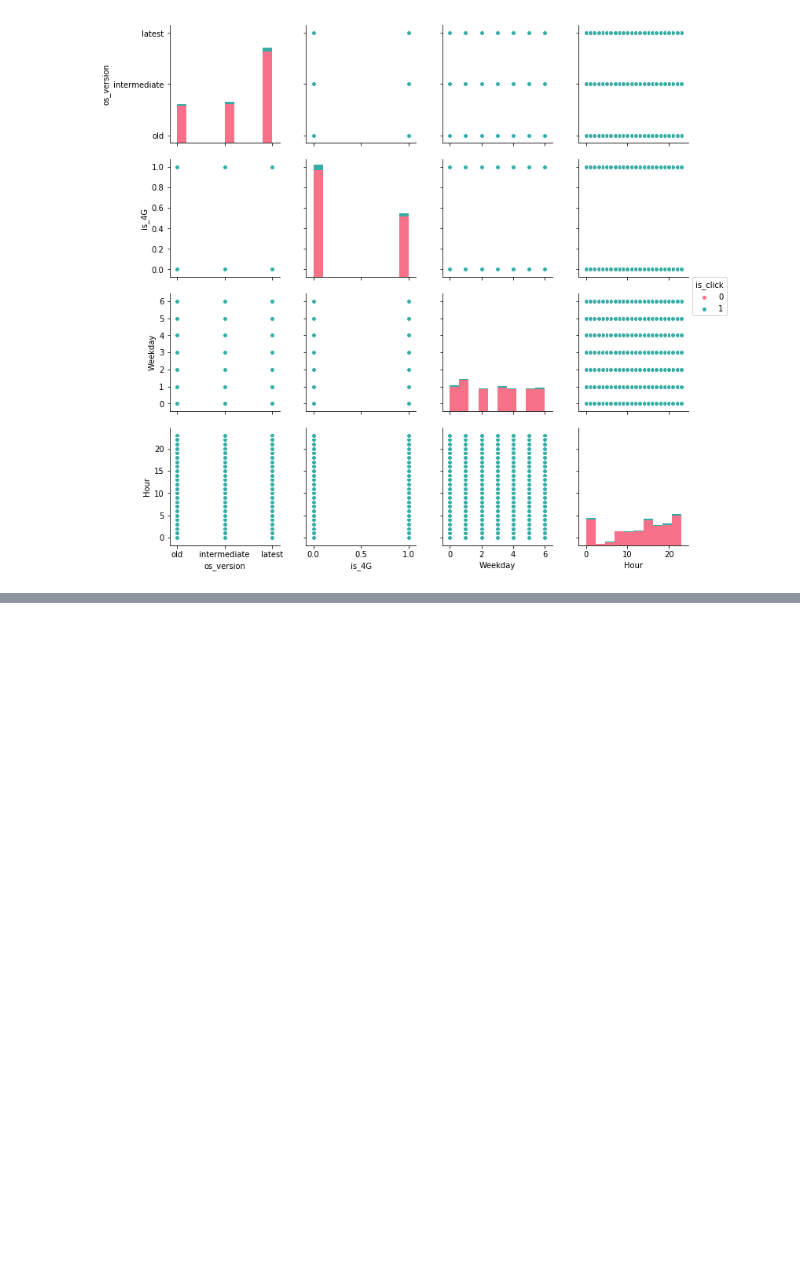
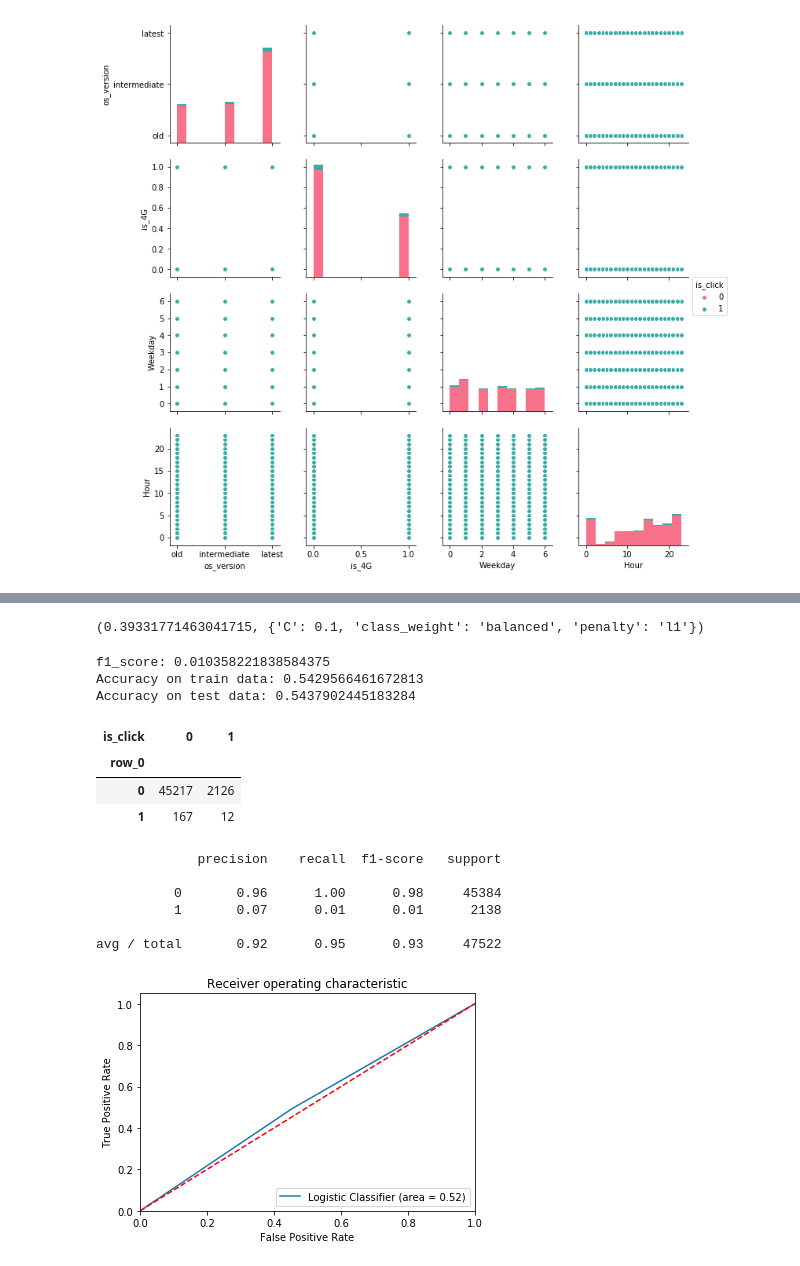
Before and after one commit to snchit/WNS-Analytics-Wizard-2019, a Jupyter notebook: Untitled.ipynb, the cells around one changed output, grey strips where cells are left out. Saved outputs shown, nothing was run; the diff lists cells and outputs as text; code cells hidden in the pictures; blank space fills up the shorter version.

Commit message:
RF & LR Hyper parameter tuning

```diff
--- a/Untitled.ipynb
+++ b/Untitled.ipynb
@@ -398,0 +596,4 @@ sns.pairplot(train, hue = 'is_click', vars = ['os_version', 'is_4G', 'Weekday',
+# %%
+model = RandomForestClassifier(random_state=10)
+model.fit(X, y)
+ypred = model.predict(xtest)
@@ -398,0 +616,13 @@ sns.pairplot(train, hue = 'is_click', vars = ['os_version', 'is_4G', 'Weekday',
+# %%
+
+# using gridsearch & cross validation, hypertune best parameters of Logistic Regression
+from sklearn.model_selection import GridSearchCV, RandomizedSearchCV
+xtrain, xtest, ytrain, ytest = train_test_split(X,y, random_state=42, test_size=0.2)
+print(xtrain.shape)
+model = LogisticRegression()
+grid = {'C':[0.001,0.01,0.1,1,5,10],
+       'penalty':['l1','l2'],
+        'class_weight':['balanced']}
+# cv = KFold(n_splits = 10, shuffle=True, random_state = 7)
+clf = GridSearchCV(model, grid, n_jobs=8, cv=None,scoring='f1_macro')
+clf.fit(xtrain, ytrain)
@@ -398,0 +640,51 @@ sns.pairplot(train, hue = 'is_click', vars = ['os_version', 'is_4G', 'Weekday',
+# %%
+clf.best_score_, clf.best_params_
+# %% [output]
+(0.39331771463041715, {'C': 0.1, 'class_weight': 'balanced', 'penalty': 'l1'})
+# %%
+model = LogisticRegression(C= 0.1, class_weight= 'balanced', penalty= 'l1')
+model.fit(xtrain, ytrain)
+# ypred = model.predict(xtest)
+prediction = model.predict_proba(xtest) # predicting on the validation set
+prediction_int = prediction[:,1] >= 0.56 # if prediction is greater than or equal to 0.3 than 1 else 0
+ypred = prediction_int.astype(np.int)
+
+print("f1_score:",f1_score(ytest, ypred)) # calculating f1 score
+print("Accuracy on train data:",model.score(xtrain,ytrain))
+print("Accuracy on test data:",model.score(xtest,ytest))
+# %% [output]
+f1_score: 0.010358221838584375
+Accuracy on train data: 0.5429566461672813
+Accuracy on test data: 0.5437902445183284
+# %%
+pd.crosstab(ypred,ytest)
+# %% [output]
+| is_click | 0 | 1 |
+| row_0 |  |  |
+| 0 | 45217 | 2126 |
+| 1 | 167 | 12 |
+# %%
+print(classification_report(ytest,ypred))
+# %% [output]
+             precision    recall  f1-score   support
+
+          0       0.96      1.00      0.98     45384
+          1       0.07      0.01      0.01      2138
+
+avg / total       0.92      0.95      0.93     47522
+# %%
+from sklearn.metrics import roc_auc_score, roc_curve
+
+auc = roc_auc_score(ytest, ypred)
+fpr, tpr, thresholds = roc_curve(ytest, ypred)
+plt.figure()
+plt.plot(fpr, tpr, label='Logistic Classifier (area = %0.2f)' % auc)
+plt.plot([0, 1], [0, 1],'r--')
+plt.xlim([0.0, 1.0])
+plt.ylim([0.0, 1.05])
+plt.xlabel('False Positive Rate'), plt.ylabel('True Positive Rate'), plt.title('Receiver operating characteristic')
+plt.legend(loc="lower right")
+# plt.savefig('Log_ROC')
+plt.show()
+# %% [output]
+[figure, added]
```
Also changed, not shown: parts of 68 cells of this notebook.
